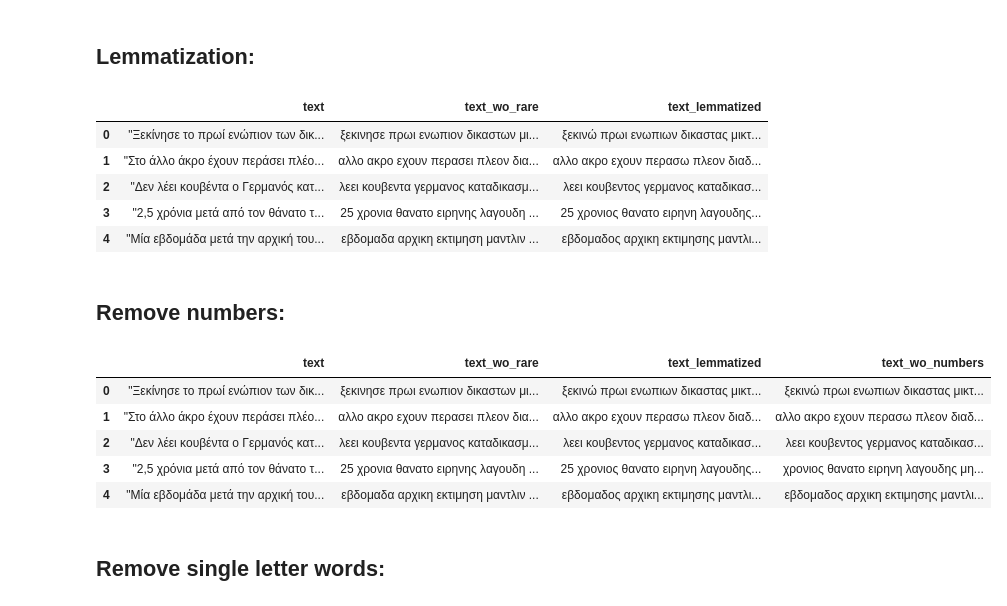
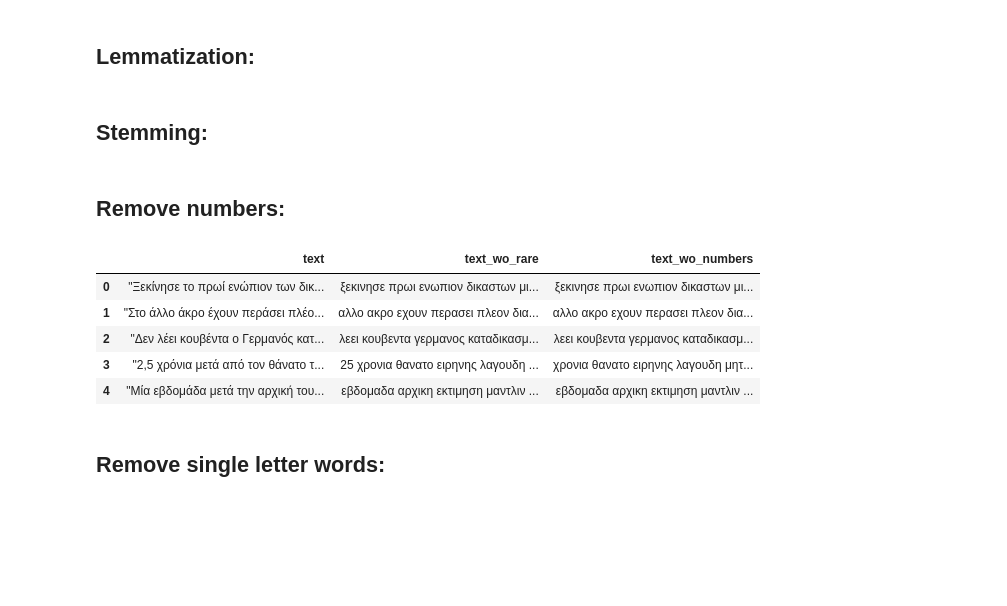
Before and after one commit to openlabathens/article-classification, a Jupyter notebook: article_classification.ipynb, the cells around one changed output. Drawn from its saved outputs; the diff is of its cells as text; code cells hidden in the pictures; blank space fills up the shorter version.

```diff
--- a/article_classification.ipynb
+++ b/article_classification.ipynb
@@ -237,27 +240,21 @@ df.head()
 # %% [markdown]
 ## Lemmatization:
 # %%
-# Drop the columns which are no longer needed
-df.drop(["text_wo_intonation", "text_wo_freq"], axis=1, inplace=True)
+# # Drop the columns which are no longer needed
+# df.drop(["text_wo_intonation", "text_wo_freq"], axis=1, inplace=True)
 
-nlp = spacy.load("el_core_news_sm")
-# nlp.remove_pipe("tagger")
+# nlp = spacy.load("el_core_news_sm")
+# # nlp.remove_pipe("tagger")
+
+# def lemmatize_words(text):
+#     """custom function to lemmatize text"""
+#     doc = nlp(text)
+#     # pos_tagged_text = text.pos
+#     return " ".join([token.lemma_ for token in doc])
 
 
-def lemmatize_words(text):
-    """custom function to lemmatize text"""
-    doc = nlp(text)
-    # pos_tagged_text = text.pos
-    return " ".join([token.lemma_ for token in doc])
-
-
-df["text_lemmatized"] = df["text_wo_rare"].apply(
-    lambda text: lemmatize_words(text))
-df.head()
+# df["text_lemmatized"] = df["text_wo_rare"].apply(
+#     lambda text: lemmatize_words(text))
+# df.head()
-# %% [output]
-|  | text | text_wo_rare | text_lemmatized |
-| 0 | "Ξεκίνησε το πρωί ενώπιον των δικ... | ξεκινησε πρωι ενωπιον δικαστων μι... | ξεκινώ πρωι ενωπιων δικαστας μικτ... |
-| 1 | "Στο άλλο άκρο έχουν περάσει πλέο... | αλλο ακρο εχουν περασει πλεον δια... | αλλο ακρο εχουν περασω πλεον διαδ... |
-| 2 | "Δεν λέει κουβέντα ο Γερμανός κατ... | λεει κουβεντα γερμανος καταδικασμ... | λεει κουβεντος γερμανος καταδικασ... |
-| 3 | "2,5 χρόνια μετά από τον θάνατο τ... | 25 χρονια θανατο ειρηνης λαγουδη ... | 25 χρονιος θανατο ειρηνη λαγουδης... |
-| 4 | "Μία εβδομάδα μετά την αρχική του... | εβδομαδα αρχικη εκτιμηση μαντλιν ... | εβδομαδος αρχικη εκτιμησης μαντλι... |
+# %% [markdown]
+## Stemming:
@@ -264,21 +269,24 @@ df.head()
 # %% [markdown]
 ## Remove numbers:
 # %%
+# Drop the columns which are no longer needed
+df.drop(["text_wo_intonation", "text_wo_freq"], axis=1, inplace=True)
+
 def drop_numbers(text):
     text_wo_numbers = re.sub(r'[0-9]+', '', text)
     return text_wo_numbers
 
 
-df["text_wo_numbers"] = df["text_lemmatized"].apply(
+df["text_wo_numbers"] = df["text_wo_rare"].apply(
     lambda text: drop_numbers(text))
 df.head()
 # %% [output]
-|  | text | text_wo_rare | text_lemmatized | text_wo_numbers |
-| 0 | "Ξεκίνησε το πρωί ενώπιον των δικ... | ξεκινησε πρωι ενωπιον δικαστων μι... | ξεκινώ πρωι ενωπιων δικαστας μικτ... | ξεκινώ πρωι ενωπιων δικαστας μικτ... |
-| 1 | "Στο άλλο άκρο έχουν περάσει πλέο... | αλλο ακρο εχουν περασει πλεον δια... | αλλο ακρο εχουν περασω πλεον διαδ... | αλλο ακρο εχουν περασω πλεον διαδ... |
-| 2 | "Δεν λέει κουβέντα ο Γερμανός κατ... | λεει κουβεντα γερμανος καταδικασμ... | λεει κουβεντος γερμανος καταδικασ... | λεει κουβεντος γερμανος καταδικασ... |
-| 3 | "2,5 χρόνια μετά από τον θάνατο τ... | 25 χρονια θανατο ειρηνης λαγουδη ... | 25 χρονιος θανατο ειρηνη λαγουδης... | χρονιος θανατο ειρηνη λαγουδης μη... |
-| 4 | "Μία εβδομάδα μετά την αρχική του... | εβδομαδα αρχικη εκτιμηση μαντλιν ... | εβδομαδος αρχικη εκτιμησης μαντλι... | εβδομαδος αρχικη εκτιμησης μαντλι... |
+|  | text | text_wo_rare | text_wo_numbers |
+| 0 | "Ξεκίνησε το πρωί ενώπιον των δικ... | ξεκινησε πρωι ενωπιον δικαστων μι... | ξεκινησε πρωι ενωπιον δικαστων μι... |
+| 1 | "Στο άλλο άκρο έχουν περάσει πλέο... | αλλο ακρο εχουν περασει πλεον δια... | αλλο ακρο εχουν περασει πλεον δια... |
+| 2 | "Δεν λέει κουβέντα ο Γερμανός κατ... | λεει κουβεντα γερμανος καταδικασμ... | λεει κουβεντα γερμανος καταδικασμ... |
+| 3 | "2,5 χρόνια μετά από τον θάνατο τ... | 25 χρονια θανατο ειρηνης λαγουδη ... | χρονια θανατο ειρηνης λαγουδη μητ... |
+| 4 | "Μία εβδομάδα μετά την αρχική του... | εβδομαδα αρχικη εκτιμηση μαντλιν ... | εβδομαδα αρχικη εκτιμηση μαντλιν ... |
 # %% [markdown]
 ## Remove single letter words:
 # %%
```
Also changed, not shown: parts of 14 cells of this notebook.
